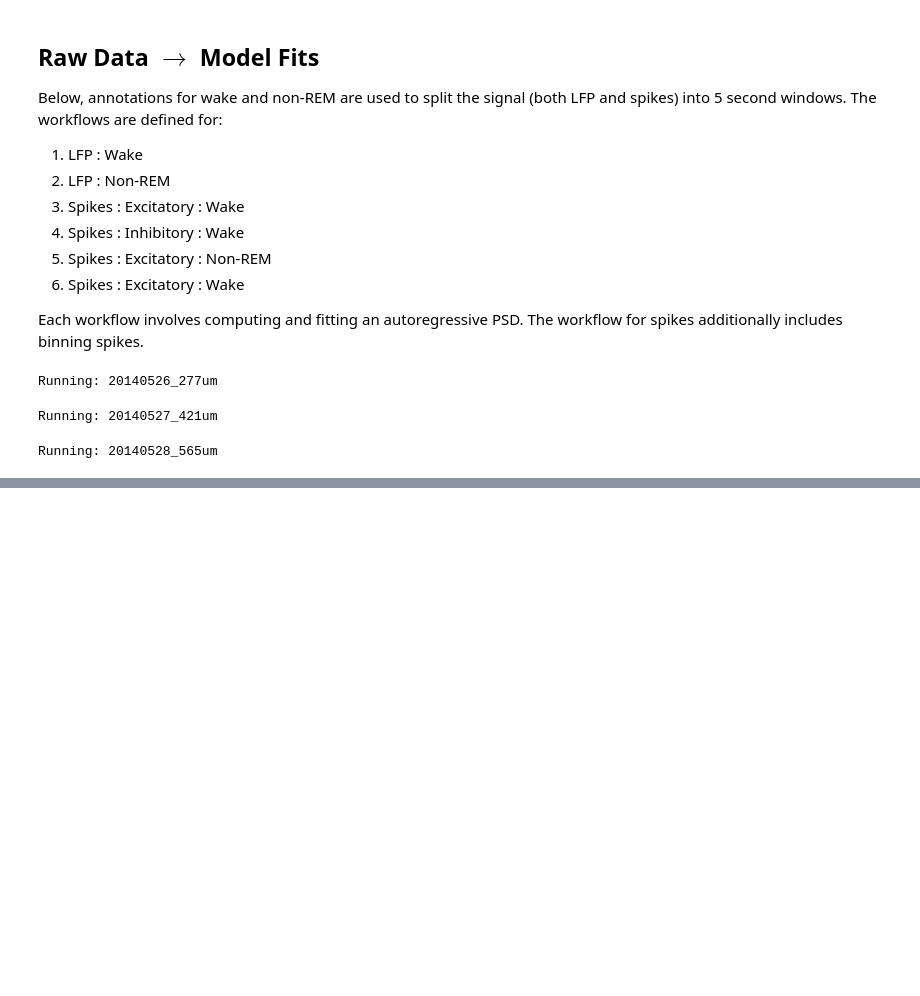
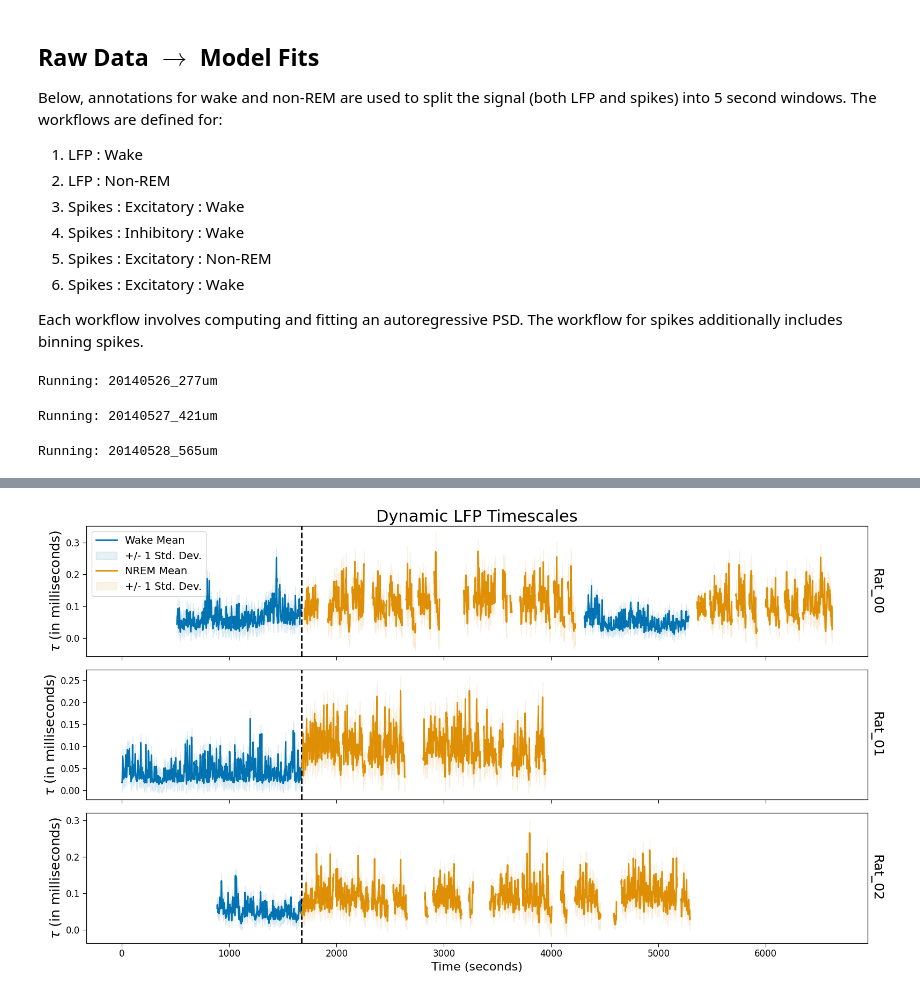
Before and after one commit to voytekresearch/timescale-methods, a Jupyter notebook: docs/figures/fig05_sleep_vs_wake_v2.ipynb, the cells around one changed output, grey strips where cells are left out. Cells and saved outputs as stored; diff of their text form; code cells hidden in the pictures; blank space fills up the shorter version.

```diff
--- a/docs/figures/fig05_sleep_vs_wake_v2.ipynb
+++ b/docs/figures/fig05_sleep_vs_wake_v2.ipynb
@@ -424,0 +656,90 @@ plt.tight_layout()
+# %%
+fs_lfp = 1250
+
+fig, axes = plt.subplots(nrows=3, ncols=1, figsize=(16, 9), sharex=True)
+
+# Iterate over each animal
+for i, base in enumerate(bases):
+
+    # LFP: annotations
+    start_end_wake, start_end_nrem = read_annotations(base, fs_lfp, win_len, win_spacing)
+
+    mids = start_end_wake.mean(axis=1).astype(int)
+
+    shift_baseline = mids[0]
+
+    mids -= shift_baseline
+
+    split_inds = np.where(np.diff(mids) != 1250)[0]+1
+    _split_inds = [len(mids)-1] if len(split_inds) == 0 else split_inds-1
+
+
+    shift = 2090000 - mids[_split_inds[0]]
+    mids += shift
+
+    # Plot wake
+    has_label = False
+    l = results_lfp_wake_dynamic[i][:, :, 0].mean(axis=0)
+    for mid, l in zip(np.split(mids, split_inds), np.split(l, split_inds)):
+
+        std = 1*l.std()
+
+        if has_label:
+            axes[i].plot(times[mid], l, color='C0', alpha=1)
+            axes[i].fill_between(times[mid], l.astype(float)-std, l.astype(float)+std,
+                             color='C0', alpha=.1)
+        else:
+            axes[i].plot(times[mid], l, color='C0', alpha=1, label='Wake Mean')
+            axes[i].fill_between(times[mid], l.astype(float)-std, l.astype(float)+std,
+                             color='C0', alpha=.1, label='+/- 1 Std. Dev.')
+
+        has_label = True
+
+    # Plot nrem
+    mids = start_end_nrem.mean(axis=1).astype(int)
+    mids -= shift_baseline
+    mids += shift
+
+    axes[i].axvline(times[2090000], color='k', ls='--')
+    split_inds = np.where(np.diff(mids) != 1250)[0]+1
+    times = np.arange(0, (mids[-1]+1)/fs_lfp, 1/fs_lfp)
+
+    has_label = False
+    l = results_lfp_nrem_dynamic[i][:, :, 0].mean(axis=0)
+    for mid, l in zip(np.split(mids, split_inds), np.split(l, split_inds)):
+
+        std = 1*l.std()
+
+        if has_label:
+            axes[i].plot(times[mid], l, color='C1', alpha=1)
+            axes[i].fill_between(times[mid], l.astype(float)-std, l.astype(float)+std,
+                                 color='C1', alpha=.1)
+        else:
+            axes[i].plot(times[mid], l, color='C1', alpha=1, label='NREM Mean')
+            axes[i].fill_between(times[mid], l.astype(float)-std, l.astype(float)+std,
+                                 color='C1', alpha=.1, label='+/- 1 Std. Dev.')
+
+        has_label = True
+
+
+
+_labels = [f'Rat_0{i}' for i in range(3)]
+for i in range(3):
+    ax = axes[i].twinx()
+    ax.set_yticks([])
+    ax.set_ylabel(_labels[i], rotation=-90, size=18,labelpad=15)
+
+axes[0].set_title('Dynamic LFP Timescales', size=22)
+axes[0].legend(facecolor='white', fontsize=14)
+axes[-1].set_xlabel('Time (seconds)', size=16)
+
+for ax in axes:
+    ax.set_ylabel(r'$\tau$ (in milliseconds)')
+
+plt.tight_layout()
+#ax.set_xlim(0, 4250)
+#axes[0].set_ylim(-0.05, None)
+#axes[0].set_yticks(ticks=[0, .1, .2, .3, .4])
+plt.savefig('dynamic_timescales_v2.pdf', facecolor='white', dpi=300)
+# %% [output]
+[figure, added]
```
Also changed, not shown: parts of 14 cells of this notebook.
